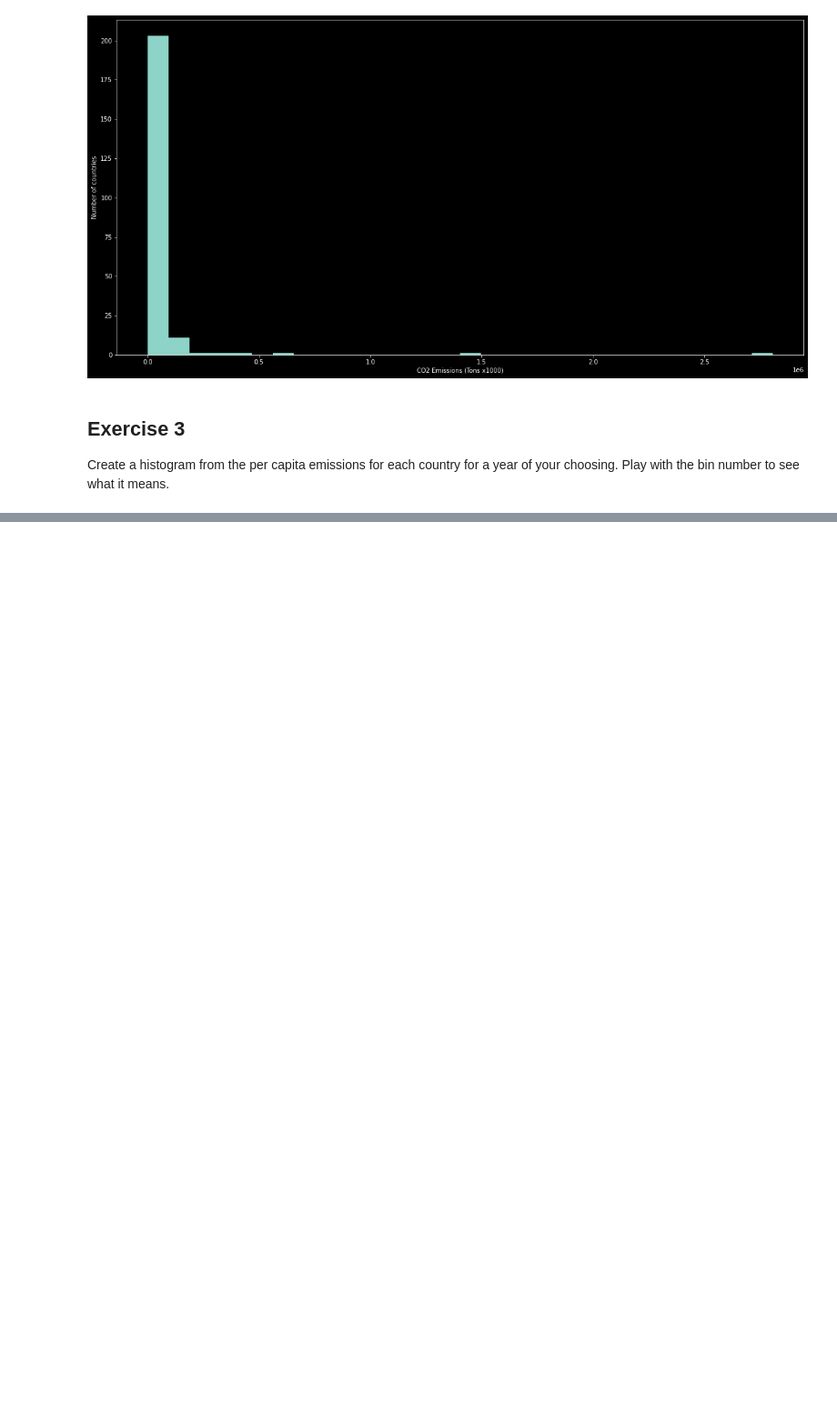
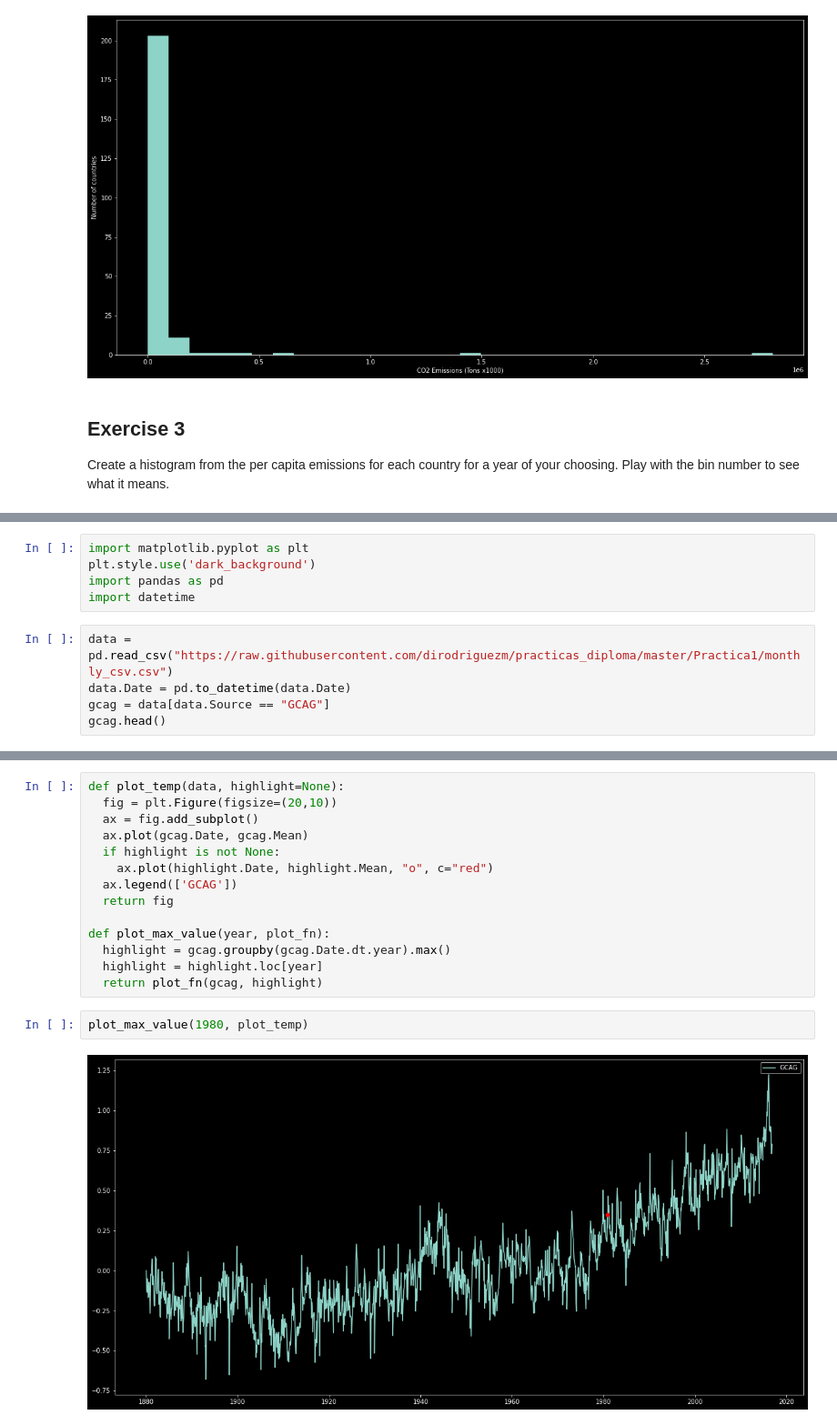
Before and after one commit to curso-visualizacion/practicas, a Jupyter notebook: Practica1/Practica 1.ipynb, the cells around one changed output, grey strips where cells are left out. Shown at 91% size. Saved outputs shown, nothing was run; the diff lists cells and outputs as text; blank space fills up the shorter version.

```diff
--- a/Practica1/Practica 1.ipynb
+++ b/Practica1/Practica 1.ipynb
@@ -254,0 +267,10 @@ Create a histogram from the per capita emissions for each country for a year of
+# %%
+import matplotlib.pyplot as plt
+plt.style.use('dark_background')
+import pandas as pd
+import datetime
+# %%
+data = pd.read_csv("https://raw.githubusercontent.com/dirodriguezm/practicas_diploma/master/Practica1/monthly_csv.csv")
+data.Date = pd.to_datetime(data.Date)
+gcag = data[data.Source == "GCAG"]
+gcag.head()
@@ -254,0 +284,18 @@ Create a histogram from the per capita emissions for each country for a year of
+# %%
+def plot_temp(data, highlight=None):
+  fig = plt.Figure(figsize=(20,10))
+  ax = fig.add_subplot()
+  ax.plot(gcag.Date, gcag.Mean)
+  if highlight is not None:
+    ax.plot(highlight.Date, highlight.Mean, "o", c="red")
+  ax.legend(['GCAG'])
+  return fig
+
+def plot_max_value(year, plot_fn):
+  highlight = gcag.groupby(gcag.Date.dt.year).max()
+  highlight = highlight.loc[year]
+  return plot_fn(gcag, highlight)
+# %%
+plot_max_value(1980, plot_temp)
+# %% [output]
+[figure, added]
```
Also changed, not shown: parts of 5 cells of this notebook.
